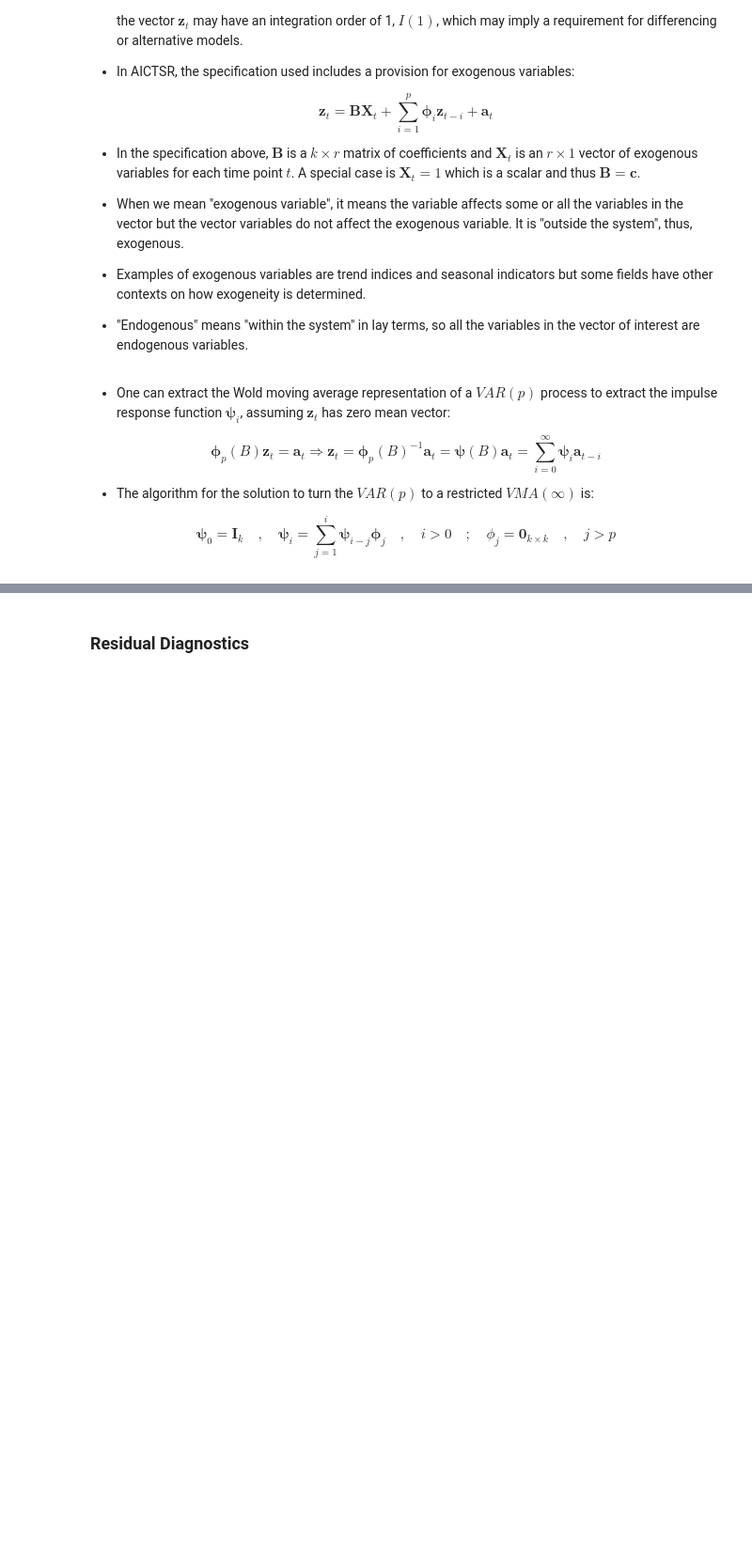
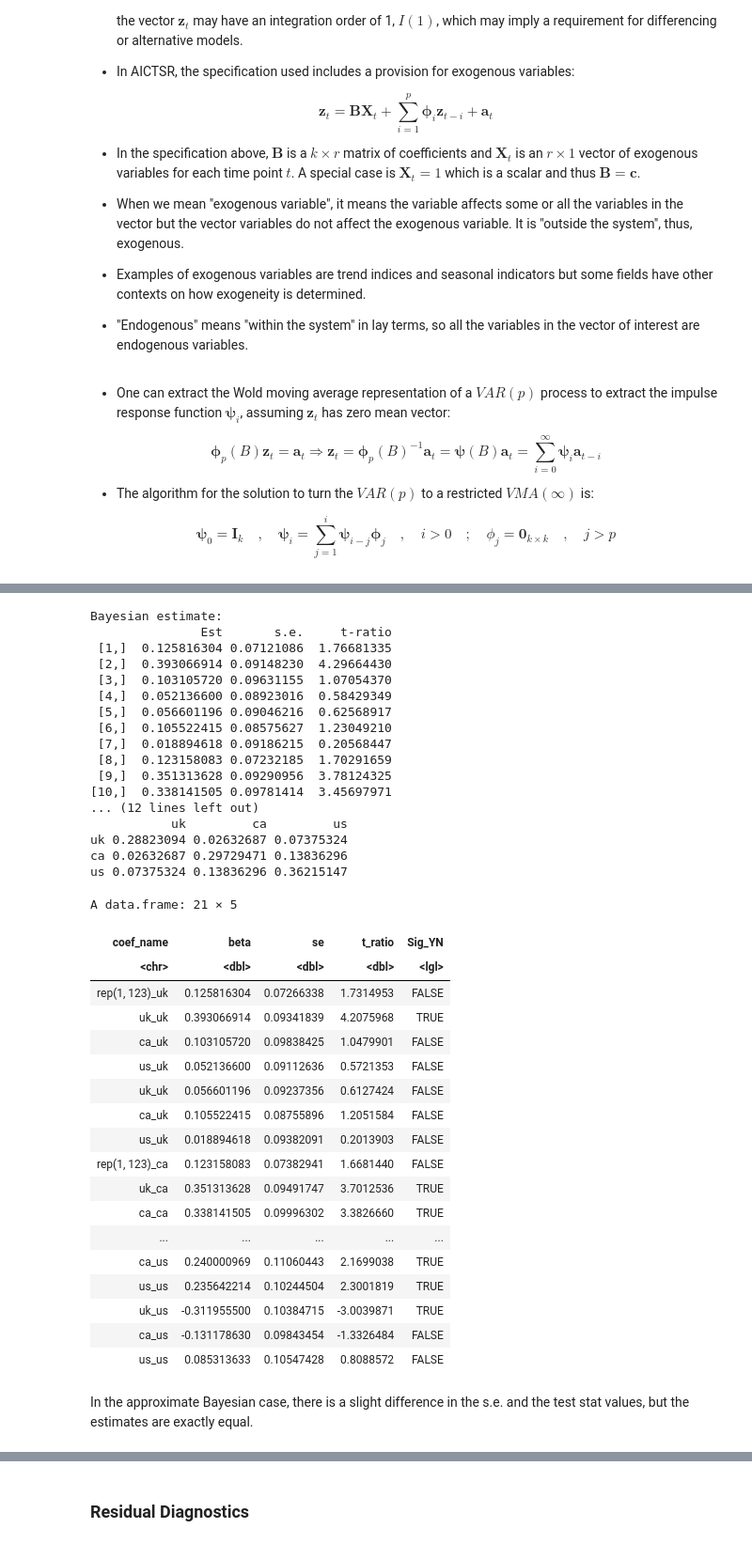
Before and after one commit to pacayton/Stat_268_Advanced_Time_Series_Analysis, a Jupyter notebook: Stat_268_Week_5_Multivariate_Time_Series_Analysis_Part_1.ipynb, the cells around one changed output, grey strips where cells are left out. Shown at 94% size. Drawn from its saved outputs; the diff is of its cells as text; code cells hidden in the pictures; blank space fills up the shorter version.

```diff
--- a/Stat_268_Week_5_Multivariate_Time_Series_Analysis_Part_1.ipynb
+++ b/Stat_268_Week_5_Multivariate_Time_Series_Analysis_Part_1.ipynb
@@ -421,0 +709,49 @@ To facilita
+# %%
+## Bayesian Estimation Using the Same UKCAUS Dataset
+
+## Approximate MLE Case
+C <- 0.1 *diag(7) ## lambda = 0.1 for lambda*I_7
+V0 <- diag(3) ## = I_3
+Phi0 <- bhat ## Assuming that MLE is the prior mean, empirical Bayesian approach
+
+m_ridge <- BVAR(z,p=2,C,V0, Phi0 = bhat)
+para # LS Estimate for reference
+# %% [output]
+Bayesian estimate:
+               Est       s.e.     t-ratio
+ [1,]  0.125816304 0.07121086  1.76681335
+ [2,]  0.393066914 0.09148230  4.29664430
+ [3,]  0.103105720 0.09631155  1.07054370
+ [4,]  0.052136600 0.08923016  0.58429349
+ [5,]  0.056601196 0.09046216  0.62568917
+ [6,]  0.105522415 0.08575627  1.23049210
+ [7,]  0.018894618 0.09186215  0.20568447
+ [8,]  0.123158083 0.07232185  1.70291659
+ [9,]  0.351313628 0.09290956  3.78124325
+[10,]  0.338141505 0.09781414  3.45697971
+... (12 lines left out)
+           uk         ca         us
+uk 0.28823094 0.02632687 0.07375324
+ca 0.02632687 0.29729471 0.13836296
+us 0.07375324 0.13836296 0.36215147
+A data.frame: 21 × 5
+| coef_name | beta | se | t_ratio | Sig_YN |
+| <chr> | <dbl> | <dbl> | <dbl> | <lgl> |
+| rep(1, 123)_uk | 0.125816304 | 0.07266338 | 1.7314953 | FALSE |
+| uk_uk | 0.393066914 | 0.09341839 | 4.2075968 | TRUE |
+| ca_uk | 0.103105720 | 0.09838425 | 1.0479901 | FALSE |
+| us_uk | 0.052136600 | 0.09112636 | 0.5721353 | FALSE |
+| uk_uk | 0.056601196 | 0.09237356 | 0.6127424 | FALSE |
+| ca_uk | 0.105522415 | 0.08755896 | 1.2051584 | FALSE |
+| us_uk | 0.018894618 | 0.09382091 | 0.2013903 | FALSE |
+| rep(1, 123)_ca | 0.123158083 | 0.07382941 | 1.6681440 | FALSE |
+| uk_ca | 0.351313628 | 0.09491747 | 3.7012536 | TRUE |
+| ca_ca | 0.338141505 | 0.09996302 | 3.3826660 | TRUE |
+| ... | ... | ... | ... | ... |
+| ca_us | 0.240000969 | 0.11060443 | 2.1699038 | TRUE |
+| us_us | 0.235642214 | 0.10244504 | 2.3001819 | TRUE |
+| uk_us | -0.311955500 | 0.10384715 | -3.0039871 | TRUE |
+| ca_us | -0.131178630 | 0.09843454 | -1.3326484 | FALSE |
+| us_us | 0.085313633 | 0.10547428 | 0.8088572 | FALSE |
+# %% [markdown]
+In the approximate Bayesian case, there is a slight difference in the s.e. and the test stat values, but the estimates are exactly equal.
```
Also changed, not shown: parts of 14 cells of this notebook.
